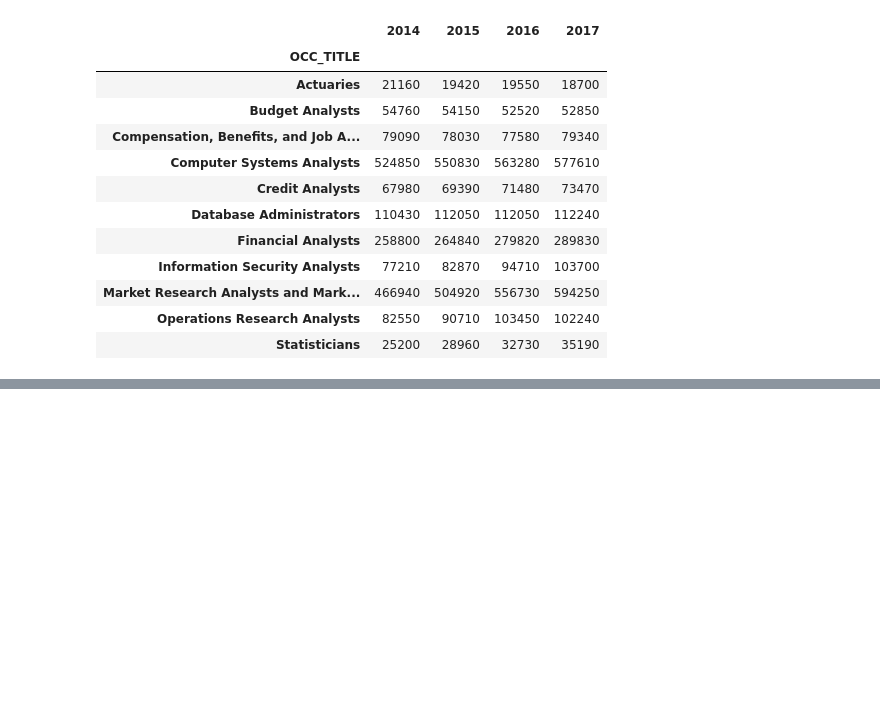
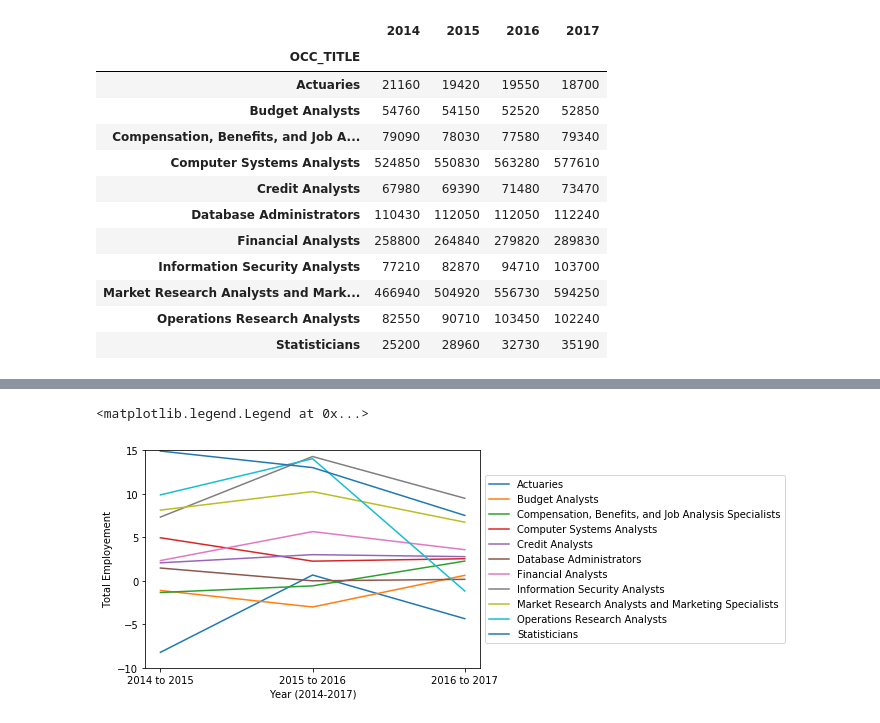
Before and after one commit to phillkev/Project--1, a Jupyter notebook: bls_employeement.ipynb, the cells around one changed output, grey strips where cells are left out. Cells and saved outputs as stored; diff of their text form; code cells hidden in the pictures; blank space fills up the shorter version.

```diff
--- a/bls_employeement.ipynb
+++ b/bls_employeement.ipynb
@@ -138,2 +165,8 @@ Text(0, 0.5, 'Total Employement')
 # %%
 plt.show()
+# %%
+# Copy of the dataframe of numbere of employments
+emp_change_df = emp_df[['2014 to 2015', '2015 to 2016', '2016 to 2017']].copy()
+emp_change_df = emp_change_df.transpose()
+#emp_change_df.reset_index(inplace=True)
+emp_change_df
@@ -139,0 +178,14 @@ plt.show()
+# %%
+for i in emp_change_df.columns:
+    if i != 'index':
+       plt.plot(emp_change_df.index, emp_change_df[f'{i}'],label=f'{i}')
+
+#plt.xlim(2014, 2017)
+plt.ylim(-10, 15)
+#plt.grid()
+plt.xlabel('Year (2014-2017)')
+plt.ylabel('Total Employement')
+plt.legend(loc='center left', bbox_to_anchor=(1, 0.5))
+# %% [output]
+<matplotlib.legend.Legend at 0x...>
+[figure, added]
```
Also changed, not shown: parts of 8 cells of this notebook.
